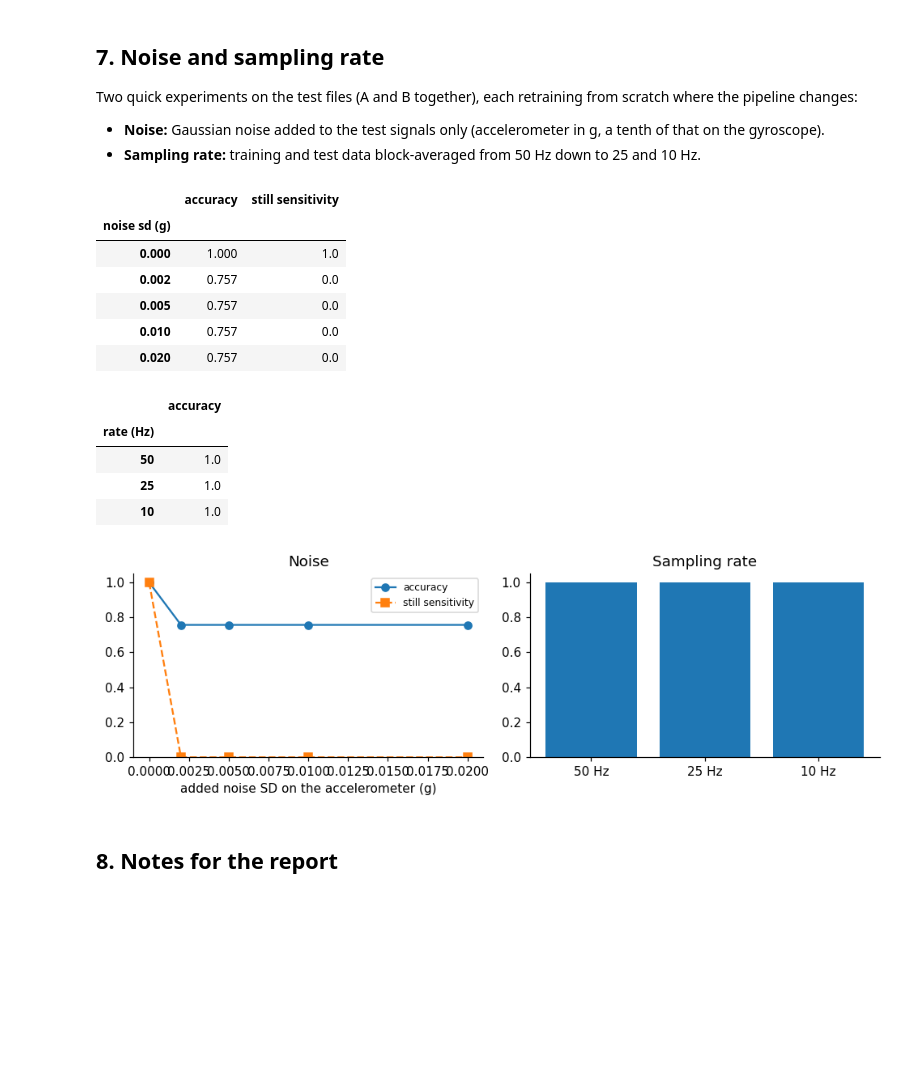
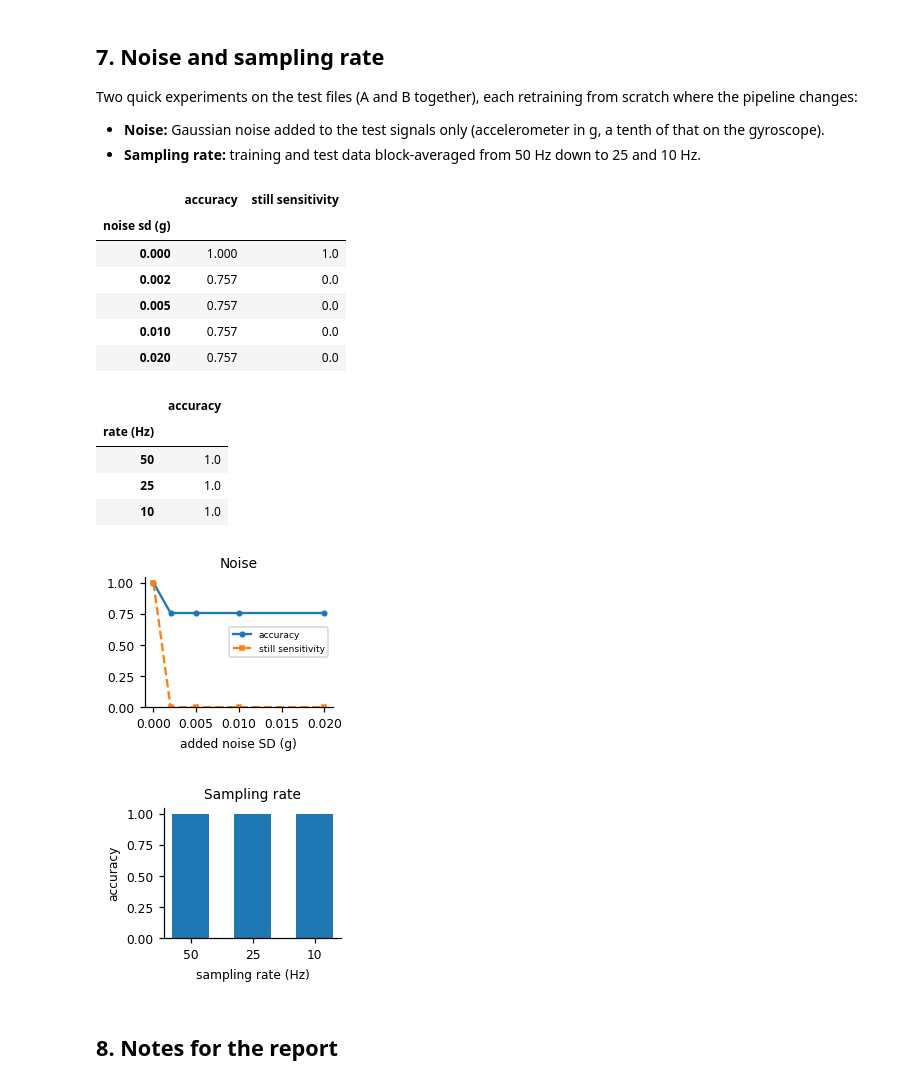
Before and after one commit to Keaane/HMM-activity-recognition, a Jupyter notebook: notebooks/hmm_activity_recognition.ipynb, the cells around one changed output. Cells and saved outputs as stored; diff of their text form; code cells hidden in the pictures; blank space fills up the shorter version.

```diff
--- a/notebooks/hmm_activity_recognition.ipynb
+++ b/notebooks/hmm_activity_recognition.ipynb
@@ -17,7 +17,8 @@ import matplotlib.pyplot as plt
 from matplotlib.colors import ListedColormap
 from matplotlib.patches import Patch
 
-plt.rcParams.update({"figure.dpi": 110, "axes.spines.top": False, "axes.spines.right": False, "font.size": 10})
+plt.rcParams.update({"figure.dpi": 110, "axes.spines.top": False, "axes.spines.right": False,
+                     "font.size": 8, "axes.titlesize": 9, "legend.fontsize": 7})
 
 FS = 50            # every recording is resampled to 50 Hz
 WIN_S = 2.0        # window length in seconds
@@ -112,16 +113,16 @@ missing values: 0
 | jumping | 109.5 | 24.0 | 5.7 |
 | still | 126.5 | 24.0 | 6.8 |
 # %%
-fig, axes = plt.subplots(K, 2, figsize=(11, 2 * K + 0.5), sharex=True)
+fig, axes = plt.subplots(K, 2, figsize=(6.8, 3.2), sharex=True)
 for row, act in enumerate(ACTIVITIES):
     r = next(r for r in train_recs if r["name"].startswith(act + "_"))
     for j, lab in enumerate(["ax", "ay", "az"]):
-        axes[row, 0].plot(r["t"], r["X"][:, j], lw=0.8, label=lab)
+        axes[row, 0].plot(r["t"], r["X"][:, j], lw=0.6, label=lab)
     for j, lab in enumerate(["gx", "gy", "gz"]):
         axes[row, 1].plot(r["t"], r["X"][:, 3 + j], lw=0.8, label=lab)
     axes[row, 0].set_ylabel(act)
 axes[0, 0].set_title("Accelerometer (g)"); axes[0, 1].set_title("Gyroscope (rad/s)")
-axes[0, 0].legend(ncol=3, fontsize=7, loc="upper right"); axes[0, 1].legend(ncol=3, fontsize=7, loc="upper right")
+axes[0, 0].legend(ncol=3, fontsize=6, loc="upper right"); axes[0, 1].legend(ncol=3, fontsize=6, loc="upper right")
 axes[-1, 0].set_xlabel("time (s)"); axes[-1, 1].set_xlabel("time (s)")
 fig.tight_layout(); savefig(fig, "sample_data"); plt.show()
 # %% [output]
@@ -239,7 +240,7 @@ mu_all, sd_all = fit_zscore(train_seqs, ALL)
 Zall = np.vstack([s["F"] for s in train_seqs]); Zall = (Zall - mu_all) / sd_all
 Yall = np.concatenate([s["y"] for s in train_seqs])
 
-def heatmap(ax, M, xlabels, ylabels, fmt="{:.2f}", cmap="Blues", vmin=None, vmax=None):
+def heatmap(ax, M, xlabels, ylabels, fmt="{:.2f}", cmap="Blues", vmin=None, vmax=None, fontsize=6):
     im = ax.imshow(M, cmap=cmap, vmin=vmin, vmax=vmax, aspect="auto")
     ax.set_xticks(range(M.shape[1])); ax.set_xticklabels(xlabels, rotation=45, ha="right")
     ax.set_yticks(range(M.shape[0])); ax.set_yticklabels(ylabels)
@@ -247,16 +248,16 @@ def heatmap(ax, M, xlabels, ylabels, fmt="{:.2f}", cmap="Blues", vmin=None, vmax
         for j in range(M.shape[1]):
             rgba = im.cmap(im.norm(M[i, j]))
             lum = 0.299 * rgba[0] + 0.587 * rgba[1] + 0.114 * rgba[2]
-            ax.text(j, i, fmt.format(M[i, j]), ha="center", va="center", color="white" if lum < 0.5 else "black", fontsize=7)
+            ax.text(j, i, fmt.format(M[i, j]), ha="center", va="center", color="white" if lum < 0.5 else "black", fontsize=fontsize)
     return im
 
-fig, (a1, a2) = plt.subplots(1, 2, figsize=(12, 3.4), gridspec_kw={"width_ratios": [1, 1.6]})
+fig, (a1, a2) = plt.subplots(1, 2, figsize=(6.8, 2.5), gridspec_kw={"width_ratios": [1, 1.7]})
 for k, act in enumerate(ACTIVITIES):
     r = next(r for r in train_recs if r["name"].startswith(act + "_"))
     mid = len(r["X"]) // 2 - 50
     f, P = power_spectrum(np.linalg.norm(r["X"][mid:mid + 100, :3], axis=1), FS)
     a1.semilogy(f, P + 1e-12, color=STATE_COLORS[k], label=act)
-a1.set_xlim(0, 10); a1.set_xlabel("frequency (Hz)"); a1.set_ylabel("power"); a1.legend(fontsize=8)
+a1.set_xlim(0, 10); a1.set_xlabel("frequency (Hz)"); a1.set_ylabel("power"); a1.legend(fontsize=6)
 a1.set_title("Spectrum of |acc|, one 2 s window")
 means = np.array([Zall[Yall == k].mean(axis=0) for k in range(K)])
 im = heatmap(a2, means, FEATURE_NAMES, ACTIVITIES, fmt="{:.1f}", cmap="RdBu_r", vmin=-2.5, vmax=2.5)
@@ -543,12 +544,12 @@ display(pd.DataFrame({"start": ["labels"] + [f"random {i}" for i in range(5)],
                       "final avg log-lik": [hmm.history[-1]] + [m.history[-1] for m in rand_models],
                       "state purity": [purity(hmm)] + [purity(m) for m in rand_models]}).set_index("start").round(3))
 
-fig, ax = plt.subplots(figsize=(6, 3.2))
+fig, ax = plt.subplots(figsize=(2.3, 2.0))
 for m in rand_models:
     ax.plot(m.history, color="0.7", lw=1)
-ax.plot(hmm.history, color="C3", lw=2, label="labelled start")
+ax.plot(hmm.history, color="C3", lw=1.5, label="labelled start")
 ax.plot([], [], color="0.7", label="random starts")
-ax.set_xlabel("Baum-Welch iteration"); ax.set_ylabel("avg log-likelihood / window"); ax.legend(fontsize=8)
+ax.set_xlabel("iteration"); ax.set_ylabel("avg log-lik / window", fontsize=7); ax.legend(fontsize=6)
 fig.tight_layout(); savefig(fig, "convergence"); plt.show()
 # %% [output]
 labelled start: Baum-Welch converged after 10 iterations, average log-likelihood per window -0.659 -> -0.518
@@ -736,40 +799,45 @@ def run_pipeline(factor=1, noise_sd=0.0, seed=0):
     tr = build_sequences(train_recs, factor)
     mu, sd = fit_zscore(tr, COLS); trz = apply_zscore(tr, mu, sd, COLS)
     te = apply_zscore(build_sequences(test_recs, factor, noise_sd, np.random.default_rng(seed)), mu, sd, COLS)
     m = GaussianHMM(K, len(COLS)); m.init_from_labels(trz); m.fit(trz)
     yt = np.concatenate([s["y"] for s in te]); yp = np.concatenate([m.viterbi(s["Z"]) for s in te])
     return (yt == yp).mean(), confusion(yt, yp)
 
 noise_levels = [0.0, 0.002, 0.005, 0.01, 0.02]
 noise_res = [run_pipeline(1, sd) for sd in noise_levels]
 rate_factors = [1, 2, 5]
 rate_res = [run_pipeline(f) for f in rate_factors]
 
 noise_df = pd.DataFrame({"noise sd (g)": noise_levels, "accuracy": [a for a, _ in noise_res],
                          "still sensitivity": [cm[3, 3] / cm[3].sum() for _, cm in noise_res]}).set_index("noise sd (g)")
 rate_df = pd.DataFrame({"rate (Hz)": [FS // f for f in rate_factors], "accuracy": [a for a, _ in rate_res]}).set_index("rate (Hz)")
 display(noise_df.round(3)); display(rate_df.round(3))
 
-fig, (a1, a2) = plt.subplots(1, 2, figsize=(9, 3))
-a1.plot(noise_levels, noise_df["accuracy"], "o-", label="accuracy")
-a1.plot(noise_levels, noise_df["still sensitivity"], "s--", label="still sensitivity")
-a1.set_ylim(0, 1.05); a1.set_xlabel("added noise SD on the accelerometer (g)"); a1.legend(fontsize=8); a1.set_title("Noise")
-a2.bar([str(r) + " Hz" for r in rate_df.index], rate_df["accuracy"]); a2.set_ylim(0, 1.05); a2.set_title("Sampling rate")
-fig.tight_layout(); savefig(fig, "robustness"); plt.show()
+fig, a1 = plt.subplots(figsize=(2.3, 2.0))
+a1.plot(noise_levels, noise_df["accuracy"], "o-", ms=3, label="accuracy")
+a1.plot(noise_levels, noise_df["still sensitivity"], "s--", ms=3, label="still sensitivity")
+a1.set_ylim(0, 1.05); a1.set_xlabel("added noise SD (g)"); a1.legend(fontsize=6, loc="center right"); a1.set_title("Noise")
+fig.tight_layout(); savefig(fig, "robustness_noise"); plt.show()
+
+fig, a2 = plt.subplots(figsize=(2.3, 2.0))
+a2.bar([str(r) for r in rate_df.index], rate_df["accuracy"], width=0.6); a2.set_ylim(0, 1.05)
+a2.set_xlabel("sampling rate (Hz)"); a2.set_ylabel("accuracy"); a2.set_title("Sampling rate")
+fig.tight_layout(); savefig(fig, "robustness_rate"); plt.show()
 # %% [output]
 |  | accuracy | still sensitivity |
 | noise sd (g) |  |  |
 | 0.000 | 1.000 | 1.0 |
 | 0.002 | 0.757 | 0.0 |
 | 0.005 | 0.757 | 0.0 |
 | 0.010 | 0.757 | 0.0 |
 | 0.020 | 0.757 | 0.0 |
 |  | accuracy |
 | rate (Hz) |  |
 | 50 | 1.0 |
 | 25 | 1.0 |
 | 10 | 1.0 |
-[figure, old version]
+[figure, new version]
+[figure, added]
 # %% [markdown]
 ## 8. Notes for the report
 # %%
```
Also changed, not shown: parts of 9 cells of this notebook.
